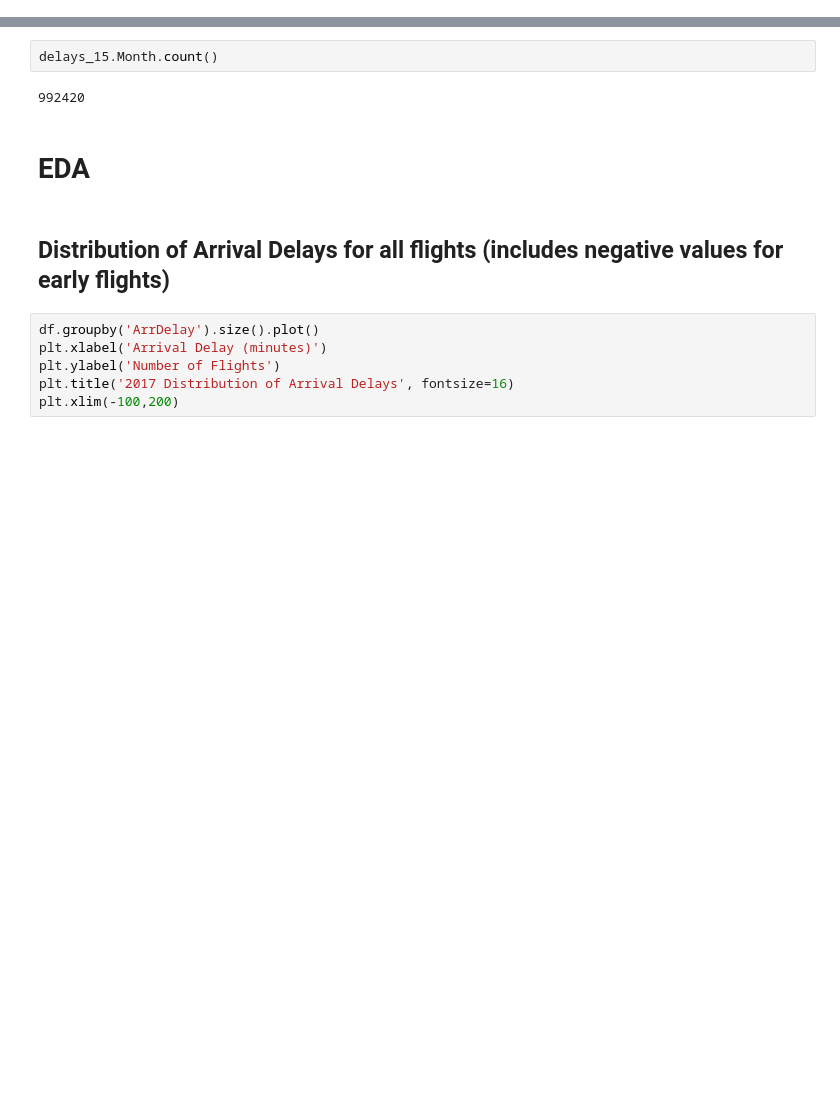
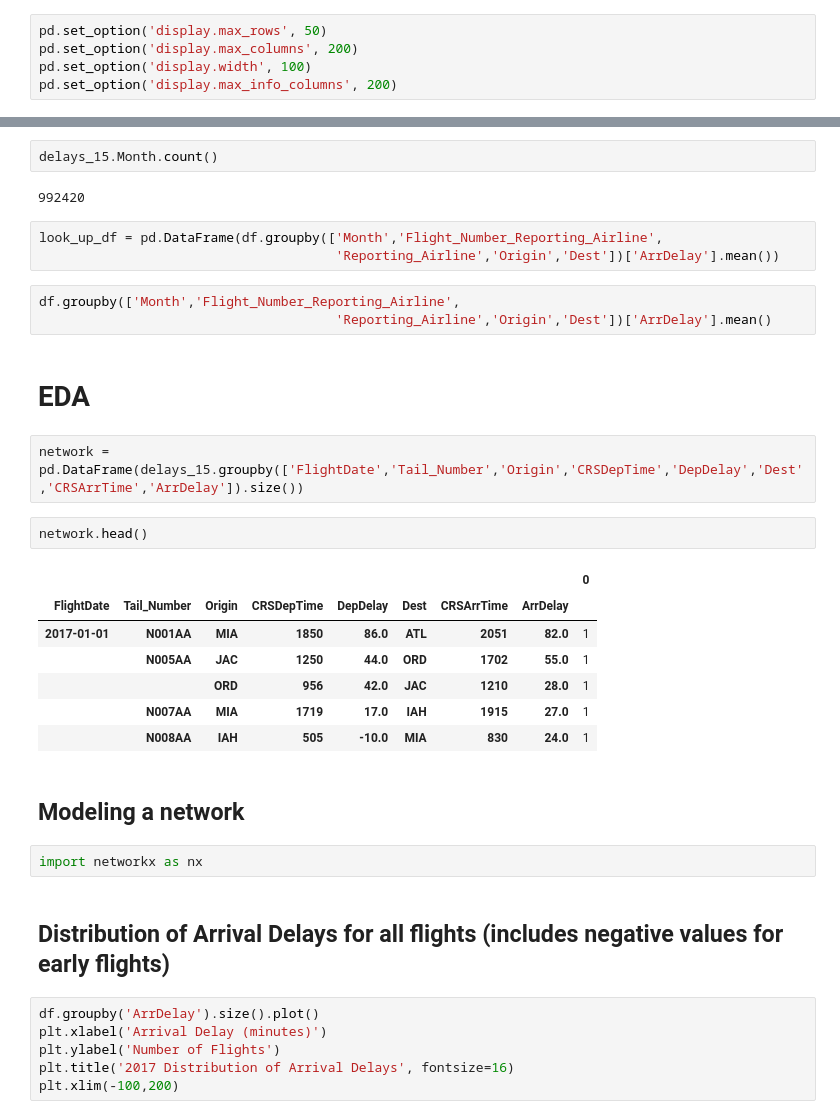
Before and after one commit to dmitriykats1/Springboard, a Jupyter notebook: Capstone1/EDA-2017.ipynb, the cells around one changed output, grey strips where cells are left out. Drawn from its saved outputs; the diff is of its cells as text; blank space fills up the shorter version.

Commit message:
final report and analysis

```diff
--- a/Capstone1/EDA-2017.ipynb
+++ b/Capstone1/EDA-2017.ipynb
@@ -26,0 +62,5 @@ df = pd.read_csv(f'./Data/{year}ALL.csv')
+# %%
+pd.set_option('display.max_rows', 50)
+pd.set_option('display.max_columns', 200)
+pd.set_option('display.width', 100)
+pd.set_option('display.max_info_columns', 200)
@@ -118,8 +167,30 @@ df.Month.count()
 delays_15.Month.count()
 # %% [output]
 992420
+# %%
+look_up_df = pd.DataFrame(df.groupby(['Month','Flight_Number_Reporting_Airline',
+                                      'Reporting_Airline','Origin','Dest'])['ArrDelay'].mean())
+# %%
+df.groupby(['Month','Flight_Number_Reporting_Airline',
+                                      'Reporting_Airline','Origin','Dest'])['ArrDelay'].mean()
 # %% [markdown]
 # EDA
+# %%
+network = pd.DataFrame(delays_15.groupby(['FlightDate','Tail_Number','Origin','CRSDepTime','DepDelay','Dest','CRSArrTime','ArrDelay']).size())
+# %%
+network.head()
+# %% [output]
+|  |  |  |  |  |  |  |  | 0 |
+| FlightDate | Tail_Number | Origin | CRSDepTime | DepDelay | Dest | CRSArrTime | ArrDelay |  |
+| 2017-01-01 | N001AA | MIA | 1850 | 86.0 | ATL | 2051 | 82.0 | 1 |
+|  | N005AA | JAC | 1250 | 44.0 | ORD | 1702 | 55.0 | 1 |
+|  |  | ORD | 956 | 42.0 | JAC | 1210 | 28.0 | 1 |
+|  | N007AA | MIA | 1719 | 17.0 | IAH | 1915 | 27.0 | 1 |
+|  | N008AA | IAH | 505 | -10.0 | MIA | 830 | 24.0 | 1 |
+# %% [markdown]
+## Modeling a network
+# %%
+import networkx as nx
 # %% [markdown]
 ## Distribution of Arrival Delays for all flights (includes negative values for early flights)
 # %%
```
Also changed, not shown: parts of 11 cells of this notebook, 2 other files.
